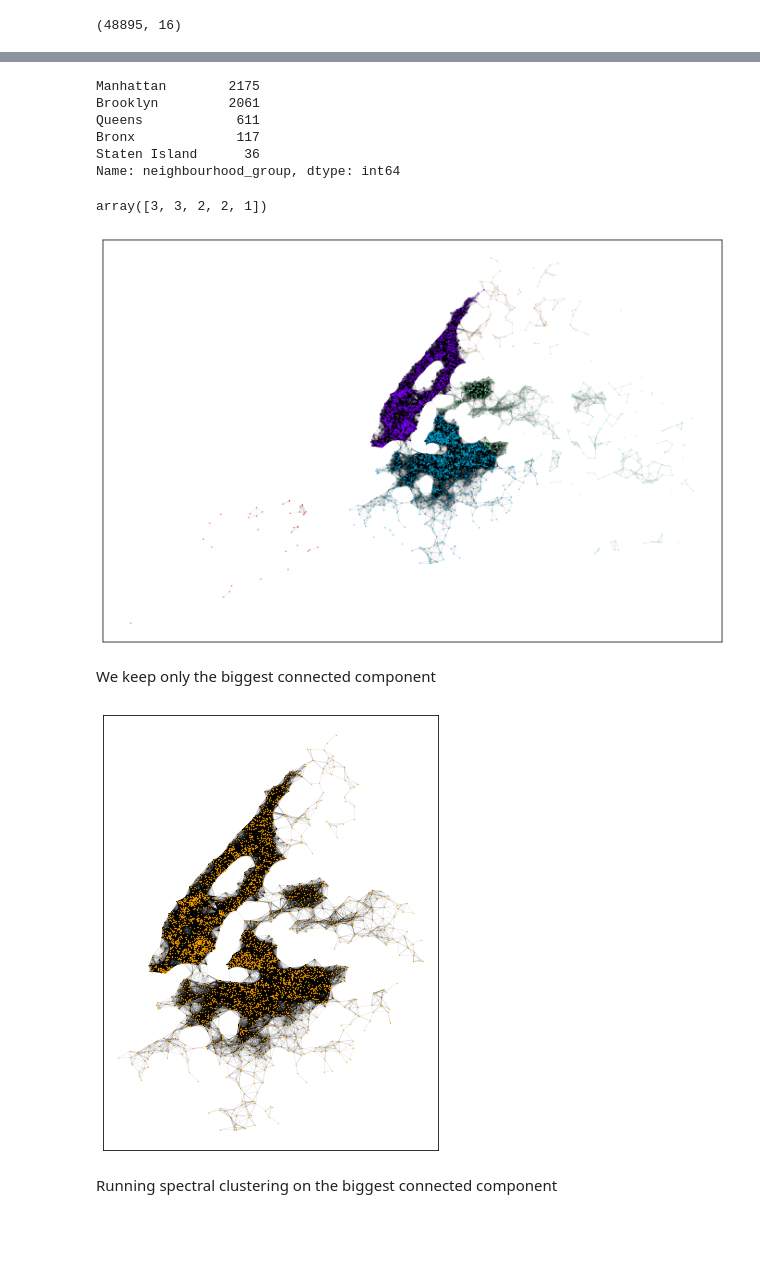
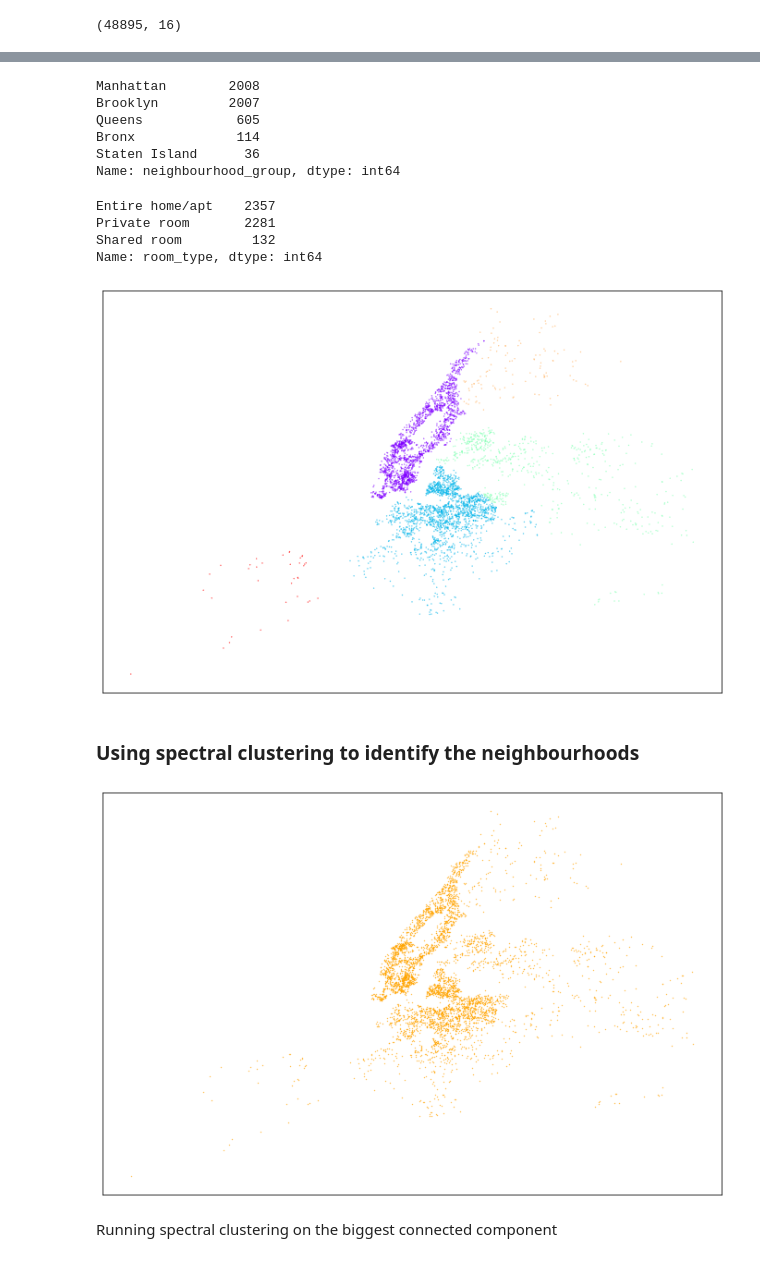
Before and after one commit to sylvainlugeon/labagarre, a Jupyter notebook: AIRBNB.ipynb, the cells around one changed output, grey strips where cells are left out. Cells and saved outputs as stored; diff of their text form; code cells hidden in the pictures; blank space fills up the shorter version.

```diff
--- a/AIRBNB.ipynb
+++ b/AIRBNB.ipynb
@@ -50,0 +54,6 @@ See the caveats in the documentation: http://pandas.pydata.org/pandas-docs/stabl
+# %%
+# Because it's hard to deal with outliers in ML, we decide to only keep airbnbs with a price less than the 0.95 quantile
+# Also, the goal is to find best airbnb, so cheapest.
+upper_bound = df_red.price.quantile([0.95]).values[0]
+df_red = df_red[df_red.price <= upper_bound]
+df_red.shape
@@ -51,3 +62,8 @@ See the caveats in the documentation: http://pandas.pydata.org/pandas-docs/stabl
+# %%
+# standardizing the UTM coordinates
+df_red.utm_x = (df_red.utm_x - df_red.utm_x.mean()) / df_red.utm_x.std()
+df_red.utm_y = (df_red.utm_y - df_red.utm_y.mean()) / df_red.utm_y.std()
+df_coord = df_red[['utm_x', 'utm_y']]
 # %%
 df_coord.head()
 # %% [output]
@@ -79,6 +95,6 @@ The mean distance is 1.6863646439513829
 # %%
-epsilon = 0
-sigma = mean * 0.5
+epsilon = 0.2
+sigma = mean * 0.7
 def sparsify(x):
     sigm_x = np.exp(- x**2 / (2*sigma**2))
     if sigm_x < epsilon:
@@ -144,12 +157,20 @@ plt.show()
 # different neighbourhood
 df_red.neighbourhood_group.value_counts()
 # %% [output]
-Manhattan        2175
-Brooklyn         2061
-Queens            611
-Bronx             117
+Manhattan        2008
+Brooklyn         2007
+Queens            605
+Bronx             114
 Staten Island      36
 Name: neighbourhood_group, dtype: int64
+# %%
+# different room types
+df_red.room_type.value_counts()
+# %% [output]
+Entire home/apt    2357
+Private room       2281
+Shared room         132
+Name: room_type, dtype: int64
 # %%
 neighbourhoud_to_int = {
     'Manhattan': 1,
@@ -159,16 +180,12 @@ neighbourhoud_to_int = {
     'Staten Island': 5
 }
 # %%
-ground_truth_nei = df_red.neighbourhood_group.apply(lambda x: neighbourhoud_to_int.get(x)).values
-ground_truth_nei[:5]
+# transforming neigbourhood names and room types strings into an indice
+df_red['neighbourhood_group_indice'] = df_red.neighbourhood_group.apply(lambda x: neighbourhoud_to_int.get(x)).values
-# %% [output]
-array([3, 3, 2, 2, 1])
 # %%
 # graph of the airbnb with groundtruth
 plt.figure(figsize=(12,8))
-nx.draw_networkx(G, pos=coord_dict, with_labels=False, node_size=0.1, cmap=plt.get_cmap('rainbow'), node_color=ground_truth_nei, width=0.05)
+nx.draw_networkx(G, pos=coord_dict, with_labels=False, node_size=0.1, cmap=plt.get_cmap('rainbow'), node_color=df_red.neighbourhood_group_indice, edgelist=[])
 plt.show()
 # %% [output]
-[figure, old version]
+[figure, new version]
-# %% [markdown]
-We keep only the biggest connected component
@@ -176,0 +192,2 @@ Gc = max(nx.connected_component_subgraphs(G), key=len)
+# %% [markdown]
+### Using spectral clustering to identify the neighbourhoods
@@ -177,11 +198,12 @@ Gc = max(nx.connected_component_subgraphs(G), key=len)
 # %%
 Gc_nodes = max(nx.connected_components(G), key=len)
 # %%
-plt.figure(figsize=(6,8))
-nx.draw_networkx(Gc, pos=coord_dict, with_labels=False, node_size=0.1, node_color='orange', width=0.05)
+# plotting greatest component
+plt.figure(figsize=(12,8))
+nx.draw_networkx(Gc, pos=coord_dict, with_labels=False, node_size=0.1, node_color='orange', width=0.05, edgelist=[])
 plt.show()
 # %% [output]
-[figure, old version]
+[figure, new version]
 # %% [markdown]
 Running spectral clustering on the biggest connected component
 # %%
```
Also changed, not shown: parts of 80 cells of this notebook, 1 other file.
